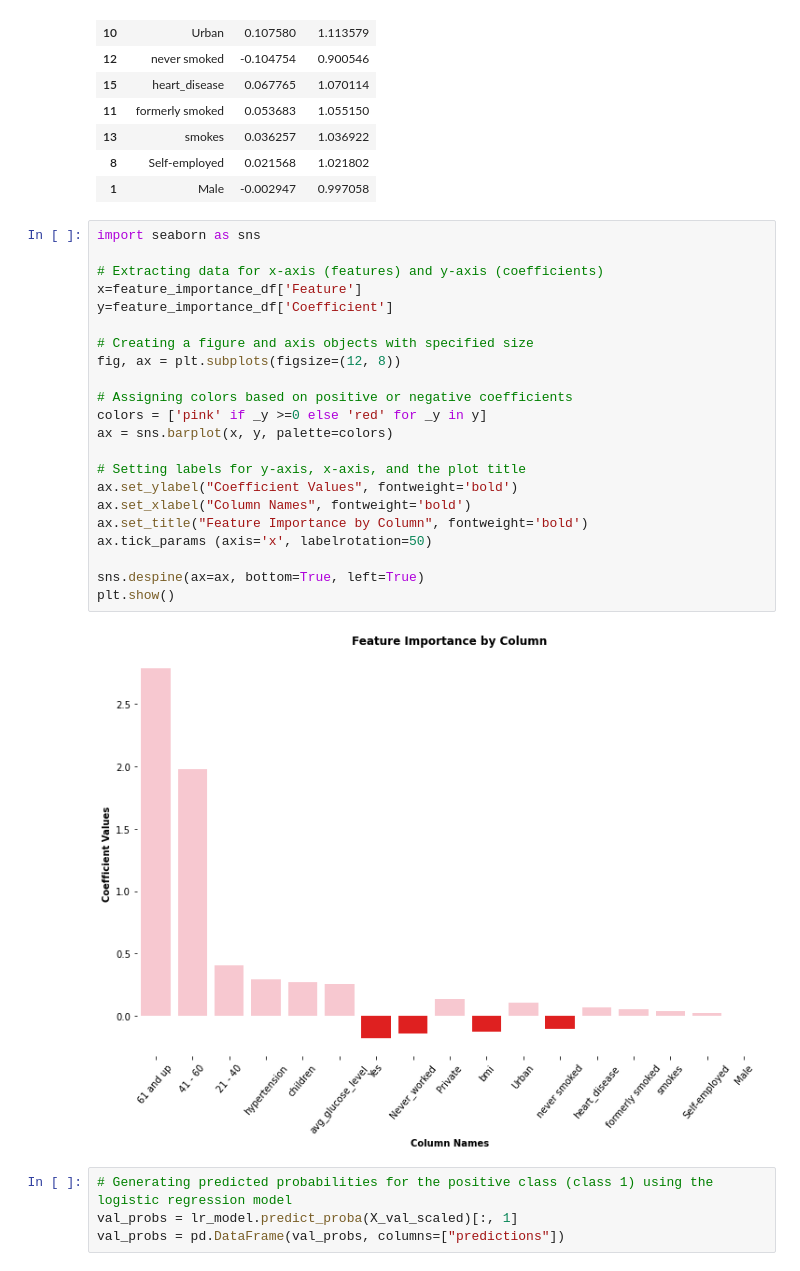
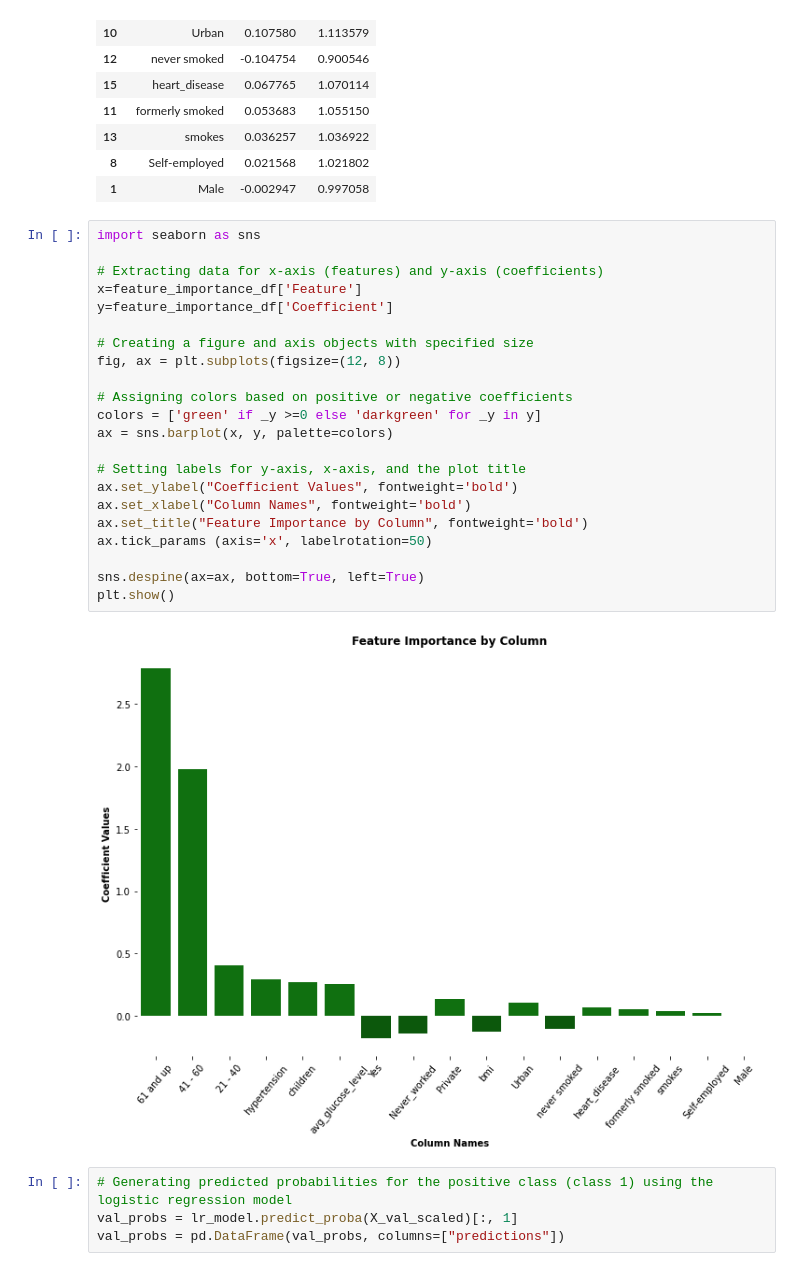
Before and after one commit to harte3/Group2_FlatironApprenticeshipCapstone, a Jupyter notebook: cleaned_notebook.ipynb, the cells around one changed output. Cells and saved outputs as stored; diff of their text form.

Commit message:
visualizations 1/12/24

```diff
--- a/cleaned_notebook.ipynb
+++ b/cleaned_notebook.ipynb
@@ -721,27 +792,27 @@ Feature Importance:
 # %%
 import seaborn as sns
 
 # Extracting data for x-axis (features) and y-axis (coefficients)
 x=feature_importance_df['Feature']
 y=feature_importance_df['Coefficient']
 
 # Creating a figure and axis objects with specified size
 fig, ax = plt.subplots(figsize=(12, 8))
 
 # Assigning colors based on positive or negative coefficients
-colors = ['pink' if _y >=0 else 'red' for _y in y]
+colors = ['green' if _y >=0 else 'darkgreen' for _y in y]
 ax = sns.barplot(x, y, palette=colors)
 
 # Setting labels for y-axis, x-axis, and the plot title
 ax.set_ylabel("Coefficient Values", fontweight='bold')
 ax.set_xlabel("Column Names", fontweight='bold')
 ax.set_title("Feature Importance by Column", fontweight='bold')
 ax.tick_params (axis='x', labelrotation=50)
 
 sns.despine(ax=ax, bottom=True, left=True)
 plt.show()
 # %% [output]
-[figure, old version]
+[figure, new version]
 # %%
 # Generating predicted probabilities for the positive class (class 1) using the logistic regression model
 val_probs = lr_model.predict_proba(X_val_scaled)[:, 1]
```
Also changed, not shown: parts of 4 cells of this notebook, 2 other files.
